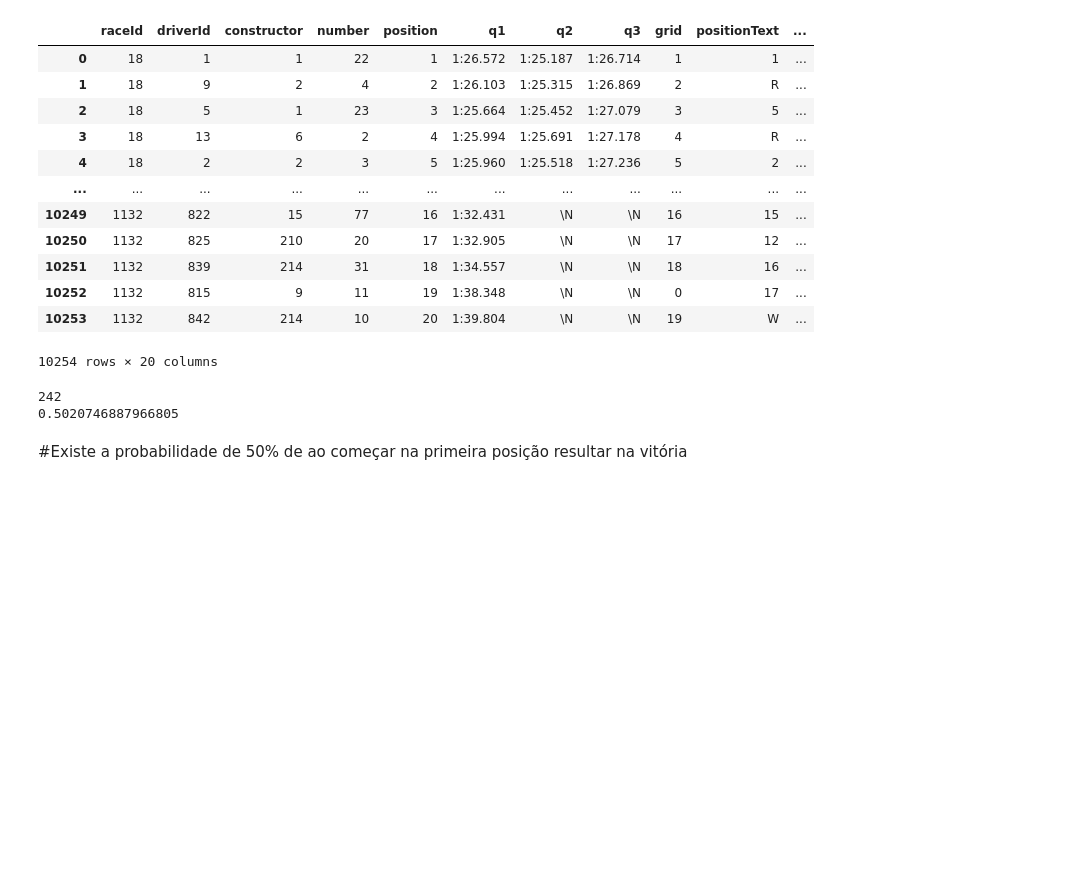
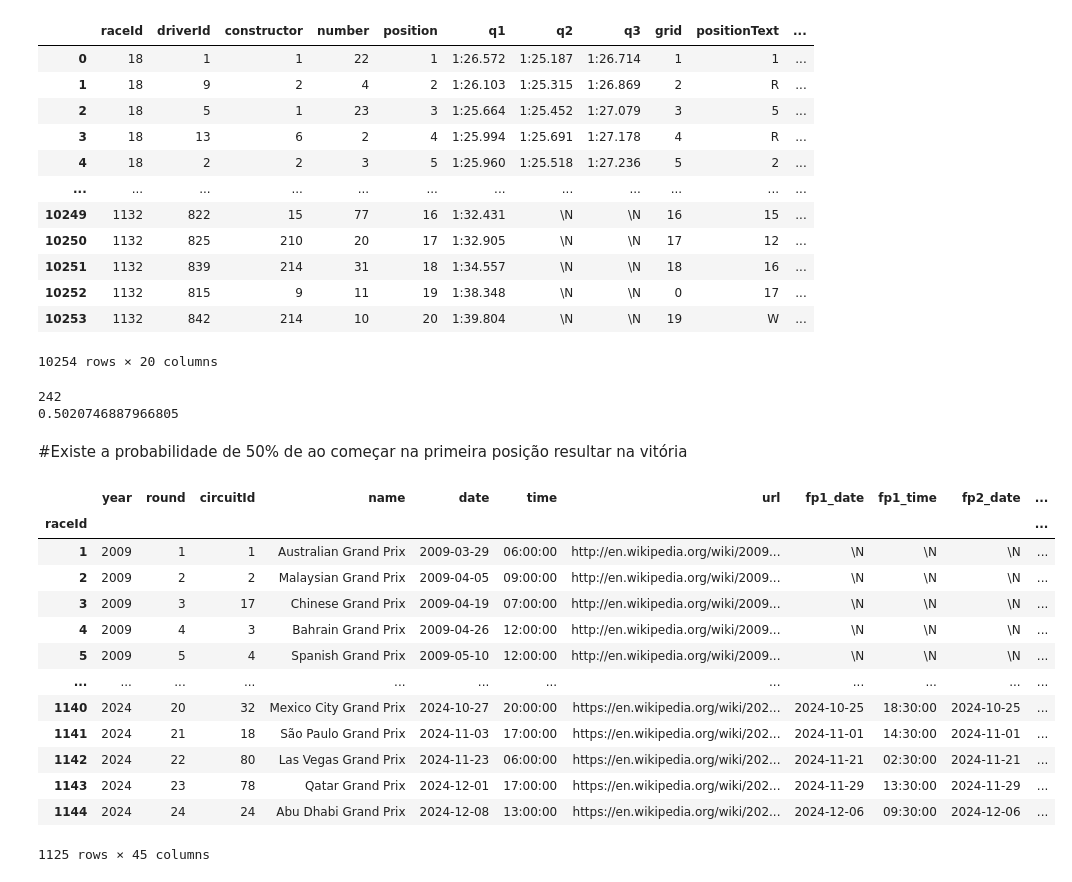
Before and after one commit to lilianaaraujojfmetal-ui/Projeto-Machine-Learning, a Jupyter notebook: pl01.ipynb, the cells around one changed output. Saved outputs shown, nothing was run; the diff lists cells and outputs as text; code cells hidden in the pictures; blank space fills up the shorter version.

```diff
--- a/pl01.ipynb
+++ b/pl01.ipynb
@@ -213,0 +216,59 @@ print(prob)
+# %%
+df4 = races.merge(
+    circuits,
+    left_on='circuitId',
+    right_index=True,
+    how='left'
+)
+
+df4 = df4.rename(columns={
+    'name_x': 'name',
+    'url_x': 'url',
+})
+
+df4=df4.drop(columns=['url_y','name_y'])
+df4
+
+df5 = df4.merge(
+    results,
+    left_on='raceId',
+    right_index=True,
+    how='left'
+)
+
+df5 = df5.rename(columns={
+    'time_x': 'time',
+})
+
+df5=df5.drop(columns=['time_y'])
+df5
+
+df6 = df5.merge(
+    drivers,
+    left_on='driverId',
+    right_index=True,
+    how='left'
+)
+
+df6 = df6.rename(columns={
+    'url_x': 'url',
+    'number_x':'number'
+})
+
+df6=df6.drop(columns=['url_y','number_y'])
+df6
+# %% [output]
+|  | year | round | circuitId | name | date | time | url | fp1_date | fp1_time | fp2_date | ... |
+| raceId |  |  |  |  |  |  |  |  |  |  | ... |
+| 1 | 2009 | 1 | 1 | Australian Grand Prix | 2009-03-29 | 06:00:00 | http://en.wikipedia.org/wiki/2009... | \N | \N | \N | ... |
+| 2 | 2009 | 2 | 2 | Malaysian Grand Prix | 2009-04-05 | 09:00:00 | http://en.wikipedia.org/wiki/2009... | \N | \N | \N | ... |
+| 3 | 2009 | 3 | 17 | Chinese Grand Prix | 2009-04-19 | 07:00:00 | http://en.wikipedia.org/wiki/2009... | \N | \N | \N | ... |
+| 4 | 2009 | 4 | 3 | Bahrain Grand Prix | 2009-04-26 | 12:00:00 | http://en.wikipedia.org/wiki/2009... | \N | \N | \N | ... |
+| 5 | 2009 | 5 | 4 | Spanish Grand Prix | 2009-05-10 | 12:00:00 | http://en.wikipedia.org/wiki/2009... | \N | \N | \N | ... |
+| ... | ... | ... | ... | ... | ... | ... | ... | ... | ... | ... | ... |
+| 1140 | 2024 | 20 | 32 | Mexico City Grand Prix | 2024-10-27 | 20:00:00 | https://en.wikipedia.org/wiki/202... | 2024-10-25 | 18:30:00 | 2024-10-25 | ... |
+| 1141 | 2024 | 21 | 18 | São Paulo Grand Prix | 2024-11-03 | 17:00:00 | https://en.wikipedia.org/wiki/202... | 2024-11-01 | 14:30:00 | 2024-11-01 | ... |
+| 1142 | 2024 | 22 | 80 | Las Vegas Grand Prix | 2024-11-23 | 06:00:00 | https://en.wikipedia.org/wiki/202... | 2024-11-21 | 02:30:00 | 2024-11-21 | ... |
+| 1143 | 2024 | 23 | 78 | Qatar Grand Prix | 2024-12-01 | 17:00:00 | https://en.wikipedia.org/wiki/202... | 2024-11-29 | 13:30:00 | 2024-11-29 | ... |
+| 1144 | 2024 | 24 | 24 | Abu Dhabi Grand Prix | 2024-12-08 | 13:00:00 | https://en.wikipedia.org/wiki/202... | 2024-12-06 | 09:30:00 | 2024-12-06 | ... |
+1125 rows × 45 columns
```
Also changed, not shown: parts of 5 cells of this notebook.
